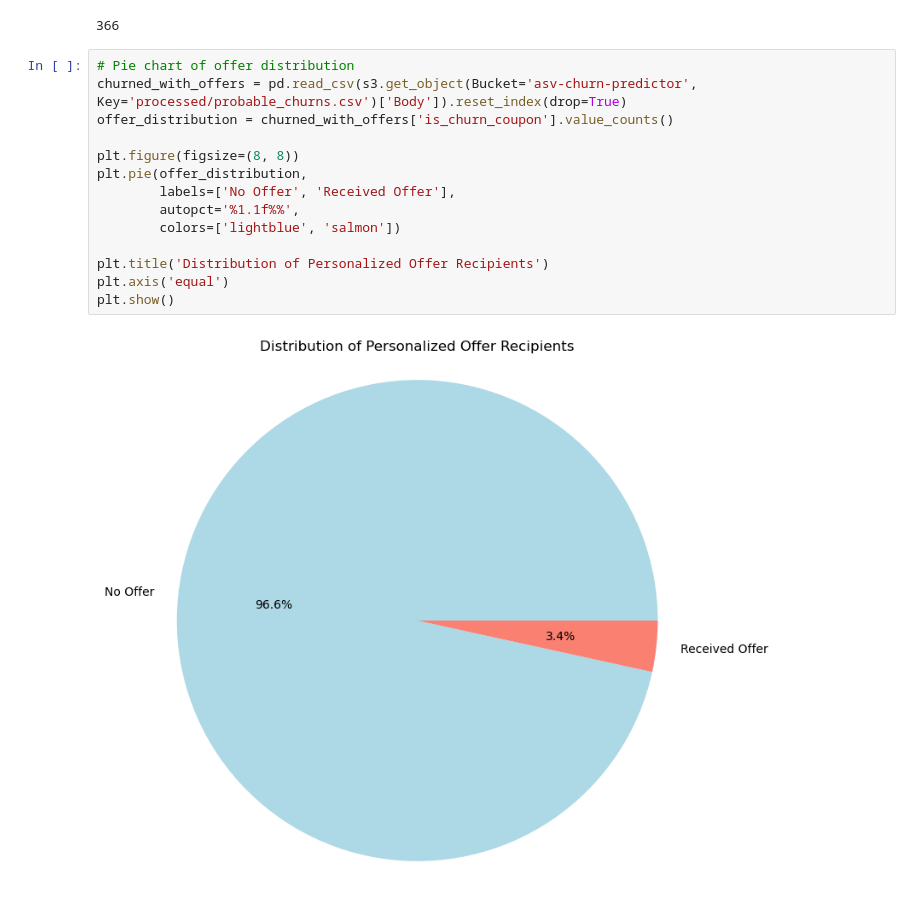
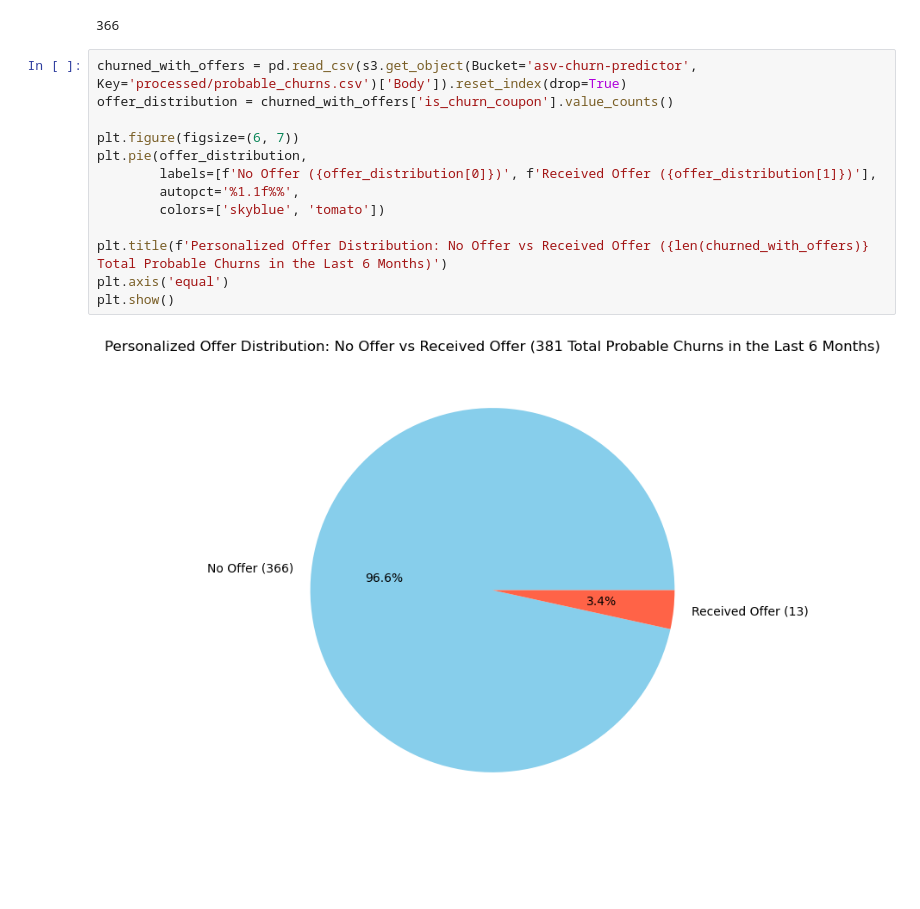
Before and after one commit to agrawalabr/churn-predictor, a Jupyter notebook: personalized-offers.ipynb, the cells around one changed output. Drawn from its saved outputs; the diff is of its cells as text; blank space fills up the shorter version.

```diff
--- a/personalized-offers.ipynb
+++ b/personalized-offers.ipynb
@@ -140,18 +131,17 @@ len(pd.read_csv(s3.get_object(Bucket='asv-churn-predictor', Key='processed/proba
 # %% [output]
 366
 # %%
-# Pie chart of offer distribution
 churned_with_offers = pd.read_csv(s3.get_object(Bucket='asv-churn-predictor', Key='processed/probable_churns.csv')['Body']).reset_index(drop=True)
 offer_distribution = churned_with_offers['is_churn_coupon'].value_counts()
 
-plt.figure(figsize=(8, 8))
+plt.figure(figsize=(6, 7))
 plt.pie(offer_distribution,
-        labels=['No Offer', 'Received Offer'],
+        labels=[f'No Offer ({offer_distribution[0]})', f'Received Offer ({offer_distribution[1]})'],
         autopct='%1.1f%%',
-        colors=['lightblue', 'salmon'])
+        colors=['skyblue', 'tomato'])
 
-plt.title('Distribution of Personalized Offer Recipients')
+plt.title(f'Personalized Offer Distribution: No Offer vs Received Offer ({len(churned_with_offers)} Total Probable Churns in the Last 6 Months)')
 plt.axis('equal')
 plt.show()
 # %% [output]
-[figure, old version]
+[figure, new version]
```
Also changed, not shown: parts of 2 cells of this notebook, 8 other files.
